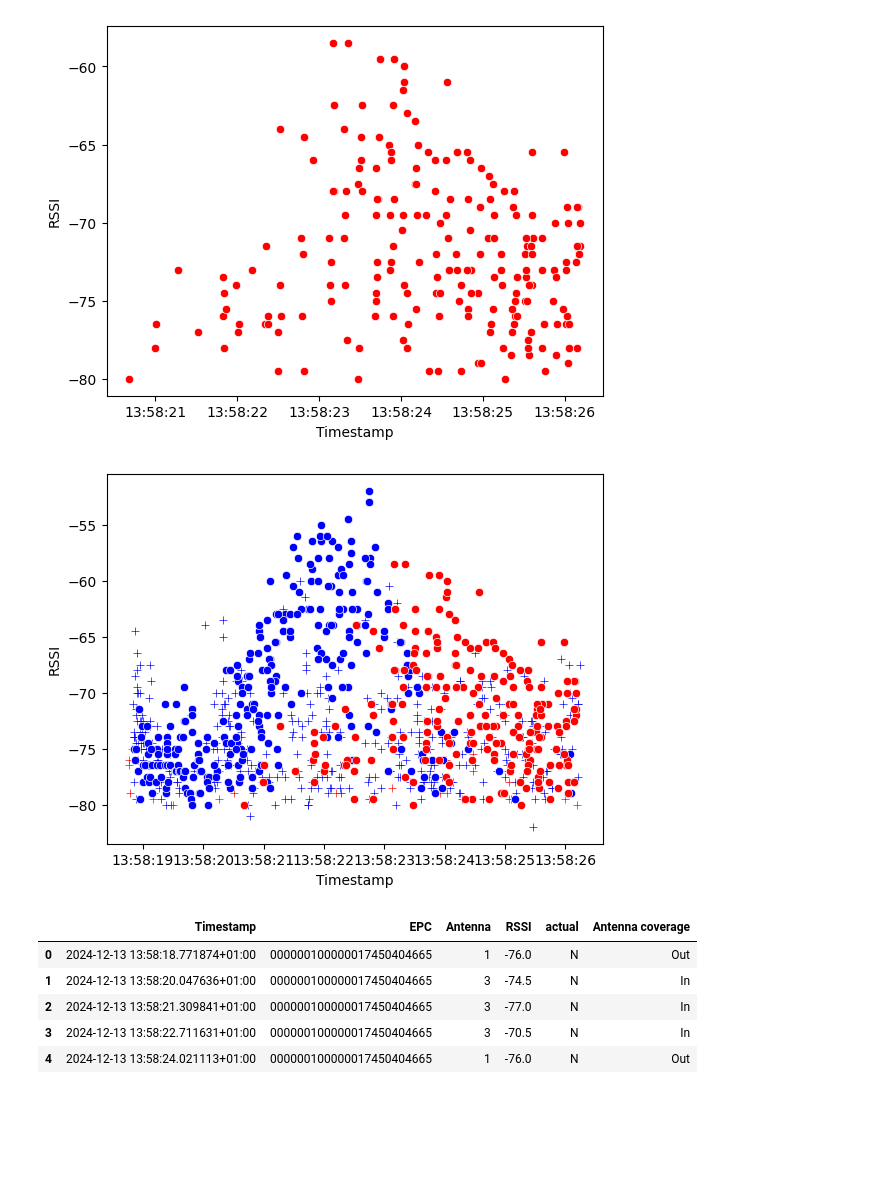
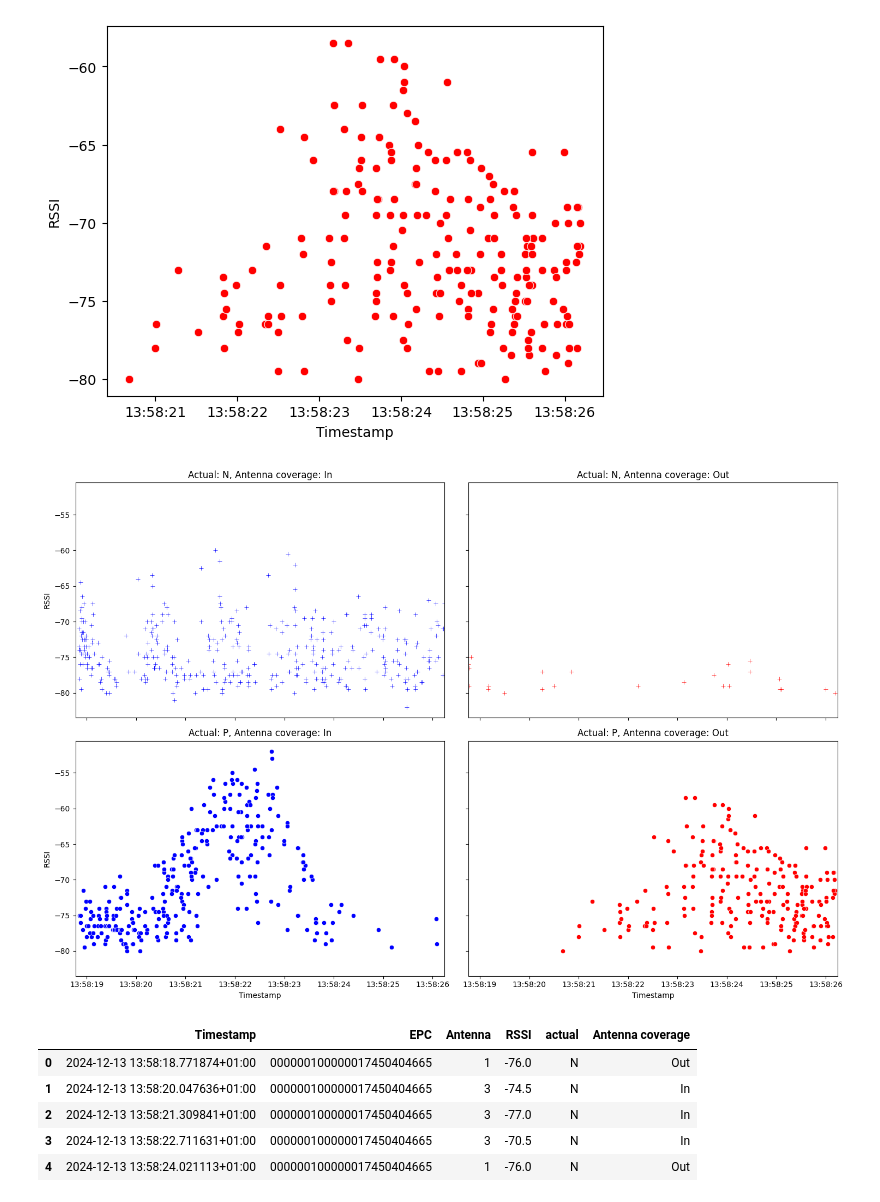
Before and after one commit to gael-mehdi/RFID-analyse-experience-1, a Jupyter notebook: analyse.ipynb, the cells around one changed output. Cells and saved outputs as stored; diff of their text form; code cells hidden in the pictures; blank space fills up the shorter version.

```diff
--- a/analyse.ipynb
+++ b/analyse.ipynb
@@ -314,16 +318,36 @@ for (actual, antenna_coverage), tags_key in tags.groupby(["actual", "Antenna cov
 [figure]
 [figure]
 [figure]
-# %%
-tags.groupby(["actual", "Antenna coverage"])
-
-for (actual, antenna_coverage), tags_key in tags.groupby(["actual", "Antenna coverage"]):
-    c = color_dict[antenna_coverage]
-    m = marker_dict[actual]
-
-    sns.scatterplot(x="Timestamp", y="RSSI", data=tags_key, color=c, marker=m)
-# %% [output]
-[figure, removed]
+# %%
+# Définir le nombre de lignes et de colonnes pour la grille
+n_rows = 2
+n_cols = 2
+
+# Créer une figure et une grille de sous-graphiques
+fig, axes = plt.subplots(n_rows, n_cols, figsize=(15, 10), sharex=True, sharey=True)
+
+# Aplatir les axes pour un accès plus facile
+axes = axes.flatten()
+
+# Définir les limites de l'axe x
+tmin = tags["Timestamp"].min()
+tmax = tags["Timestamp"].max()
+
+# Parcourir les groupes et tracer les graphiques
+for i, ((actual, antenna_coverage), tags_key) in enumerate(tags.groupby(["actual", "Antenna coverage"])):
+    c = color_dict[antenna_coverage]
+    m = marker_dict[actual]
+
+    ax = axes[i]
+    ax.set_xlim(tmin, tmax)
+    sns.scatterplot(x="Timestamp", y="RSSI", data=tags_key, color=c, marker=m, ax=ax)
+    ax.set_title(f'Actual: {actual}, Antenna coverage: {antenna_coverage}')
+
+# Ajuster l'espacement entre les sous-graphiques
+plt.tight_layout()
+plt.show()
+# %% [output]
+[figure, added]
 # %%
 tags.head()
 # %% [output]
```
Also changed, not shown: parts of 10 cells of this notebook.
